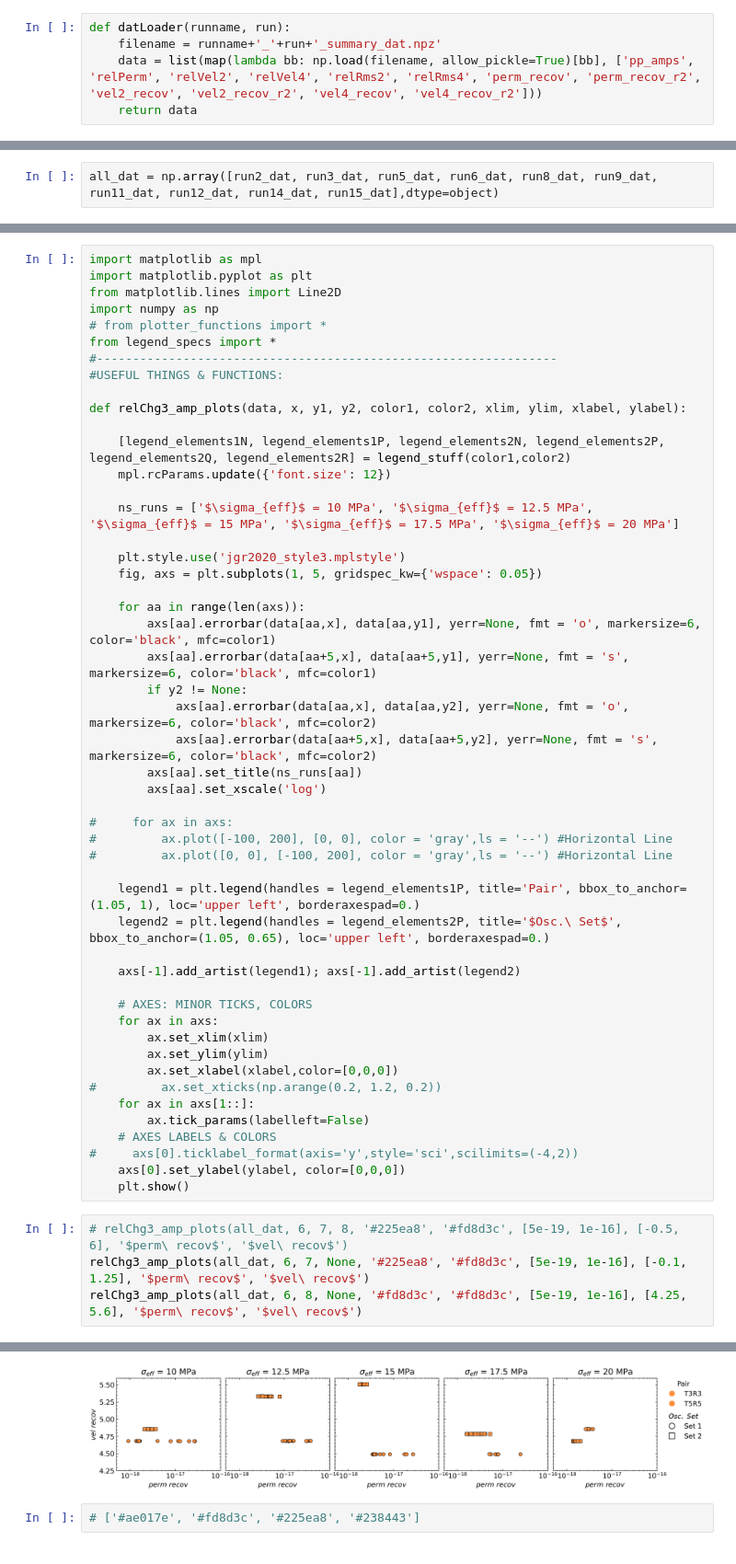
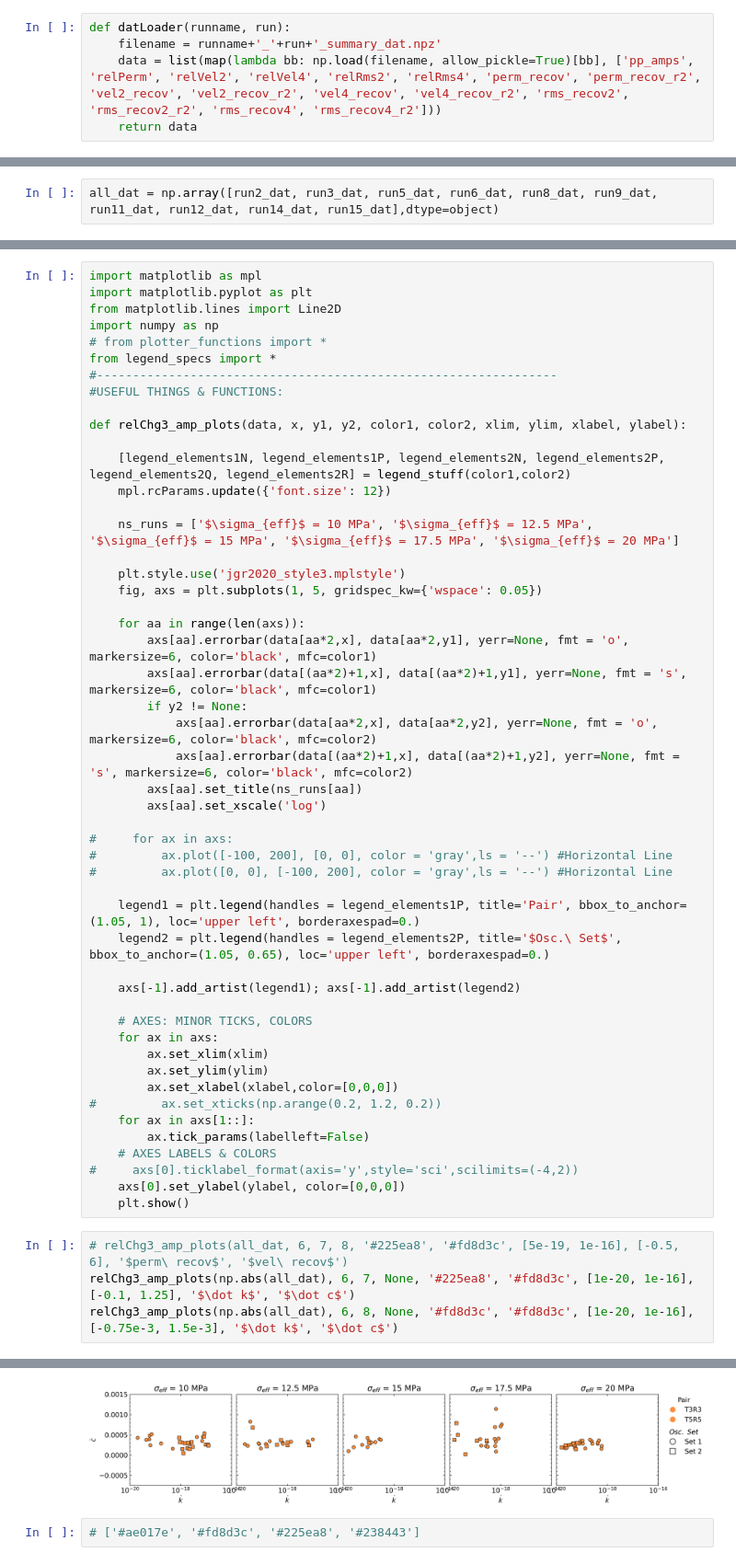
Before and after one commit to clay-wood/frac-hydroOsc, a Jupyter notebook: py_ac_analysis/rel_chg_analysis/p5483_pp_correlation_overview.ipynb, the cells around one changed output, grey strips where cells are left out. Shown at 92% size. Cells and saved outputs as stored; diff of their text form.

```diff
--- a/py_ac_analysis/rel_chg_analysis/p5483_pp_correlation_overview.ipynb
+++ b/py_ac_analysis/rel_chg_analysis/p5483_pp_correlation_overview.ipynb
@@ -109,7 +109,7 @@ Loading BokehJS ...
 # %%
 def datLoader(runname, run):
     filename = runname+'_'+run+'_summary_dat.npz'
-    data = list(map(lambda bb: np.load(filename, allow_pickle=True)[bb], ['pp_amps', 'relPerm', 'relVel2', 'relVel4', 'relRms2', 'relRms4', 'perm_recov', 'perm_recov_r2', 'vel2_recov', 'vel2_recov_r2', 'vel4_recov', 'vel4_recov_r2']))
+    data = list(map(lambda bb: np.load(filename, allow_pickle=True)[bb], ['pp_amps', 'relPerm', 'relVel2', 'relVel4', 'relRms2', 'relRms4', 'perm_recov', 'perm_recov_r2', 'vel2_recov', 'vel2_recov_r2', 'vel4_recov', 'vel4_recov_r2', 'rms_recov2', 'rms_recov2_r2', 'rms_recov4', 'rms_recov4_r2']))
     return data
 # %%
 runname = 'p5483'
@@ -418,11 +430,11 @@ def relChg3_amp_plots(data, x, y1, y2, color1, color2, xlim, ylim, xlabel, ylabe
     fig, axs = plt.subplots(1, 5, gridspec_kw={'wspace': 0.05})
 
     for aa in range(len(axs)):
-        axs[aa].errorbar(data[aa,x], data[aa,y1], yerr=None, fmt = 'o', markersize=6, color='black', mfc=color1)
-        axs[aa].errorbar(data[aa+5,x], data[aa+5,y1], yerr=None, fmt = 's', markersize=6, color='black', mfc=color1)
+        axs[aa].errorbar(data[aa*2,x], data[aa*2,y1], yerr=None, fmt = 'o', markersize=6, color='black', mfc=color1)
+        axs[aa].errorbar(data[(aa*2)+1,x], data[(aa*2)+1,y1], yerr=None, fmt = 's', markersize=6, color='black', mfc=color1)
         if y2 != None:
-            axs[aa].errorbar(data[aa,x], data[aa,y2], yerr=None, fmt = 'o', markersize=6, color='black', mfc=color2)
-            axs[aa].errorbar(data[aa+5,x], data[aa+5,y2], yerr=None, fmt = 's', markersize=6, color='black', mfc=color2)
+            axs[aa].errorbar(data[aa*2,x], data[aa*2,y2], yerr=None, fmt = 'o', markersize=6, color='black', mfc=color2)
+            axs[aa].errorbar(data[(aa*2)+1,x], data[(aa*2)+1,y2], yerr=None, fmt = 's', markersize=6, color='black', mfc=color2)
         axs[aa].set_title(ns_runs[aa])
         axs[aa].set_xscale('log')
 
@@ -449,6 +461,6 @@ def relChg3_amp_plots(data, x, y1, y2, color1, color2, xlim, ylim, xlabel, ylabe
     plt.show()
 # %%
 # relChg3_amp_plots(all_dat, 6, 7, 8, '#225ea8', '#fd8d3c', [5e-19, 1e-16], [-0.5, 6], '$perm\ recov$', '$vel\ recov$')
-relChg3_amp_plots(all_dat, 6, 7, None, '#225ea8', '#fd8d3c', [5e-19, 1e-16], [-0.1, 1.25], '$perm\ recov$', '$vel\ recov$')
-relChg3_amp_plots(all_dat, 6, 8, None, '#fd8d3c', '#fd8d3c', [5e-19, 1e-16], [4.25, 5.6], '$perm\ recov$', '$vel\ recov$')
+relChg3_amp_plots(np.abs(all_dat), 6, 7, None, '#225ea8', '#fd8d3c', [1e-20, 1e-16], [-0.1, 1.25], '$\dot k$', '$\dot c$')
+relChg3_amp_plots(np.abs(all_dat), 6, 8, None, '#fd8d3c', '#fd8d3c', [1e-20, 1e-16], [-0.75e-3, 1.5e-3], '$\dot k$', '$\dot c$')
 # %% [output]
@@ -456,3 +468,3 @@ relChg3_amp_plots(all_dat, 6, 8, None, '#fd8d3c', '#fd8d3c', [5e-19, 1e-16], [4.
-[figure, old version]
+[figure, new version]
 # %%
 # ['#ae017e', '#fd8d3c', '#225ea8', '#238443']
```
Also changed, not shown: parts of 17 cells of this notebook, 13 other files.
